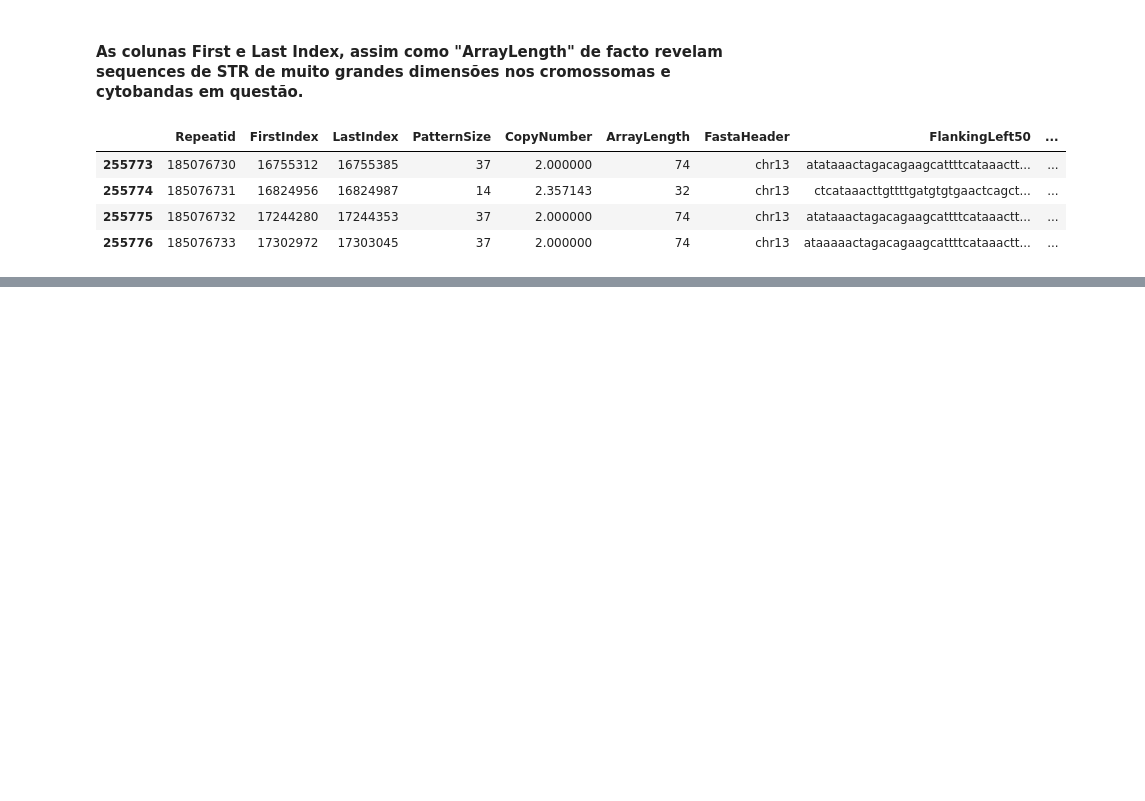
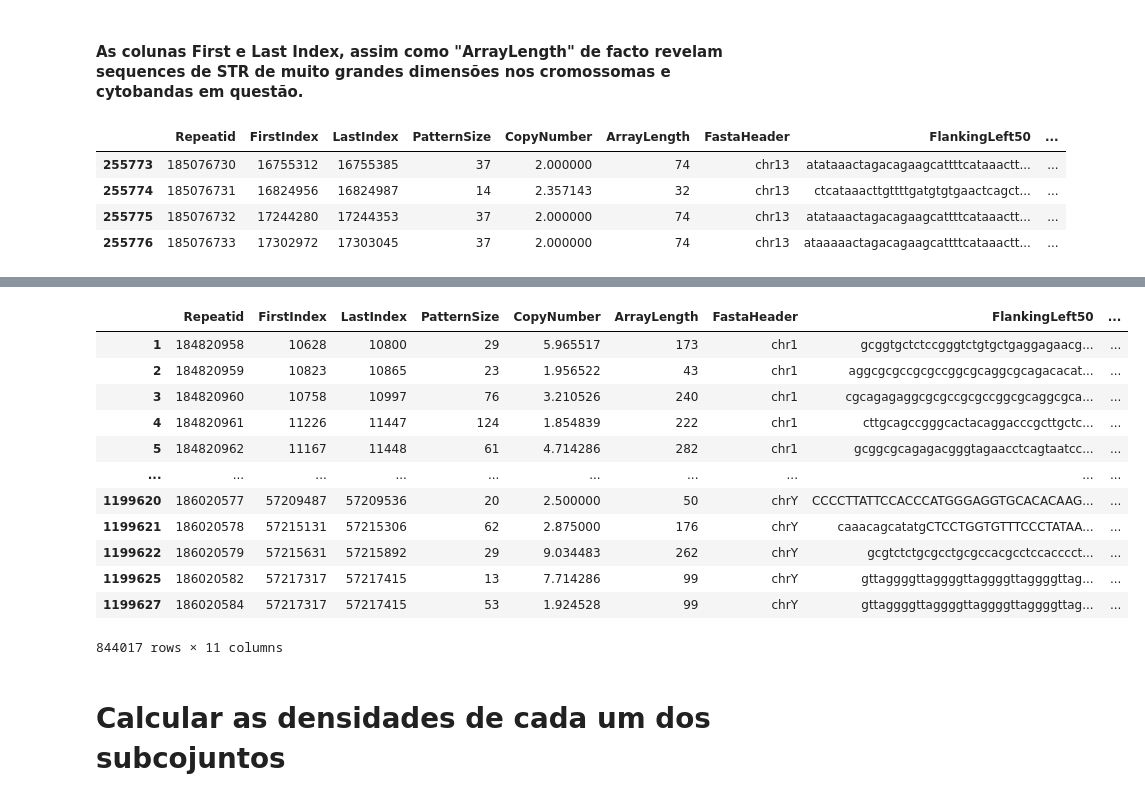
Before and after one commit to AndreSantos2000/A_map_of_privacy-sensitivity_in_human_genomes, a Jupyter notebook: jupyter_scripts/cytobands/cytobands_dataTreatment.ipynb, the cells around one changed output, grey strips where cells are left out. Drawn from its saved outputs; the diff is of its cells as text; code cells hidden in the pictures; blank space fills up the shorter version.

```diff
--- a/jupyter_scripts/cytobands/cytobands_dataTreatment.ipynb
+++ b/jupyter_scripts/cytobands/cytobands_dataTreatment.ipynb
@@ -210,0 +235,17 @@ str_df_chr13Investigate
+# %%
+ltrs_df = str_df.loc[str_df['PatternSize'] > 6]
+ltrs_df
+# %% [output]
+|  | Repeatid | FirstIndex | LastIndex | PatternSize | CopyNumber | ArrayLength | FastaHeader | FlankingLeft50 | ... |
+| 1 | 184820958 | 10628 | 10800 | 29 | 5.965517 | 173 | chr1 | gcggtgctctccgggtctgtgctgaggagaacg... | ... |
+| 2 | 184820959 | 10823 | 10865 | 23 | 1.956522 | 43 | chr1 | aggcgcgccgcgccggcgcaggcgcagacacat... | ... |
+| 3 | 184820960 | 10758 | 10997 | 76 | 3.210526 | 240 | chr1 | cgcagagaggcgcgccgcgccggcgcaggcgca... | ... |
+| 4 | 184820961 | 11226 | 11447 | 124 | 1.854839 | 222 | chr1 | cttgcagccgggcactacaggacccgcttgctc... | ... |
+| 5 | 184820962 | 11167 | 11448 | 61 | 4.714286 | 282 | chr1 | gcggcgcagagacgggtagaacctcagtaatcc... | ... |
+| ... | ... | ... | ... | ... | ... | ... | ... | ... | ... |
+| 1199620 | 186020577 | 57209487 | 57209536 | 20 | 2.500000 | 50 | chrY | CCCCTTATTCCACCCATGGGAGGTGCACACAAG... | ... |
+| 1199621 | 186020578 | 57215131 | 57215306 | 62 | 2.875000 | 176 | chrY | caaacagcatatgCTCCTGGTGTTTCCCTATAA... | ... |
+| 1199622 | 186020579 | 57215631 | 57215892 | 29 | 9.034483 | 262 | chrY | gcgtctctgcgcctgcgccacgcctccacccct... | ... |
+| 1199625 | 186020582 | 57217317 | 57217415 | 13 | 7.714286 | 99 | chrY | gttaggggttaggggttaggggttaggggttag... | ... |
+| 1199627 | 186020584 | 57217317 | 57217415 | 53 | 1.924528 | 99 | chrY | gttaggggttaggggttaggggttaggggttag... | ... |
+844017 rows × 11 columns
@@ -210,0 +258,2 @@ str_df_chr13Investigate
+# %% [markdown]
+# Calcular as densidades de cada um dos subcojuntos
```
Also changed, not shown: parts of 12 cells of this notebook, 4 other files.
